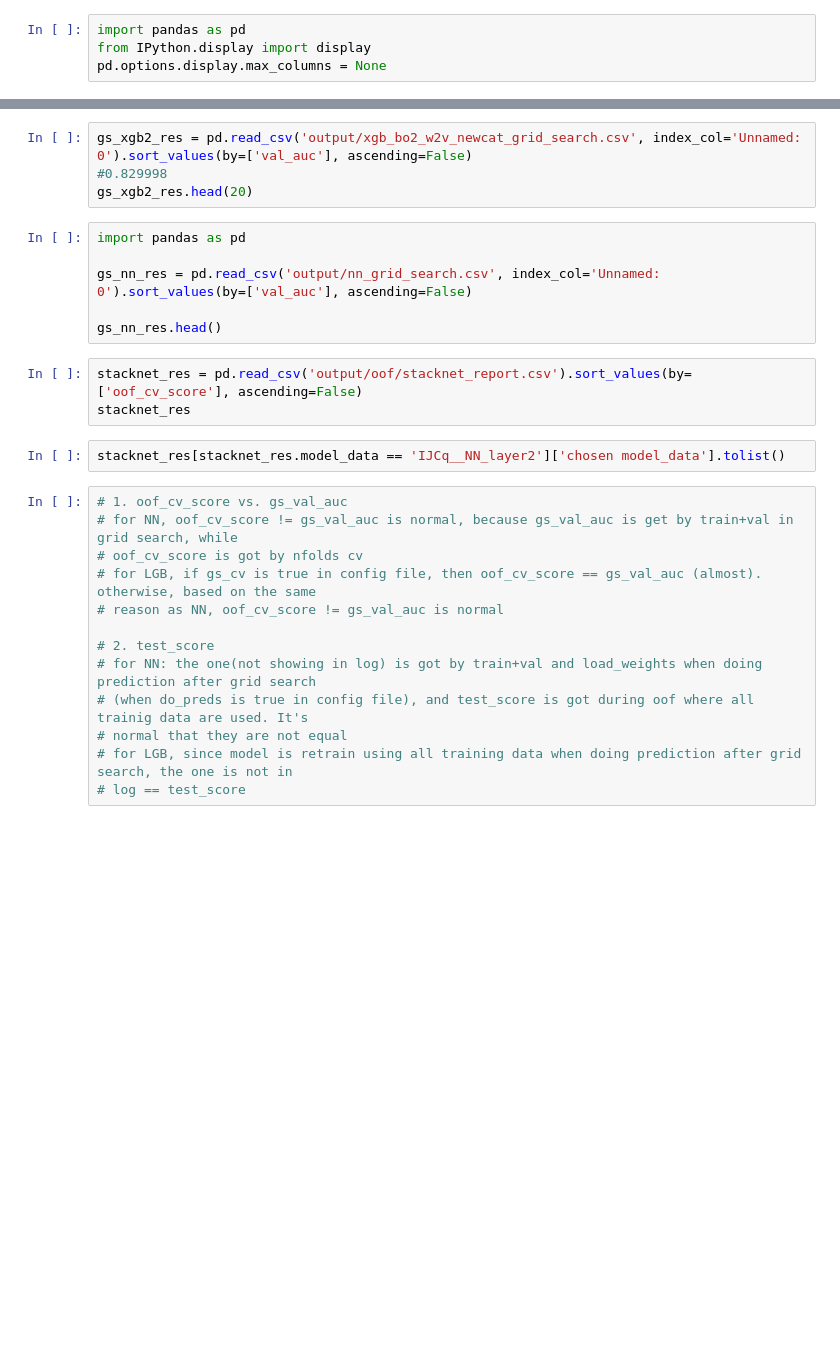
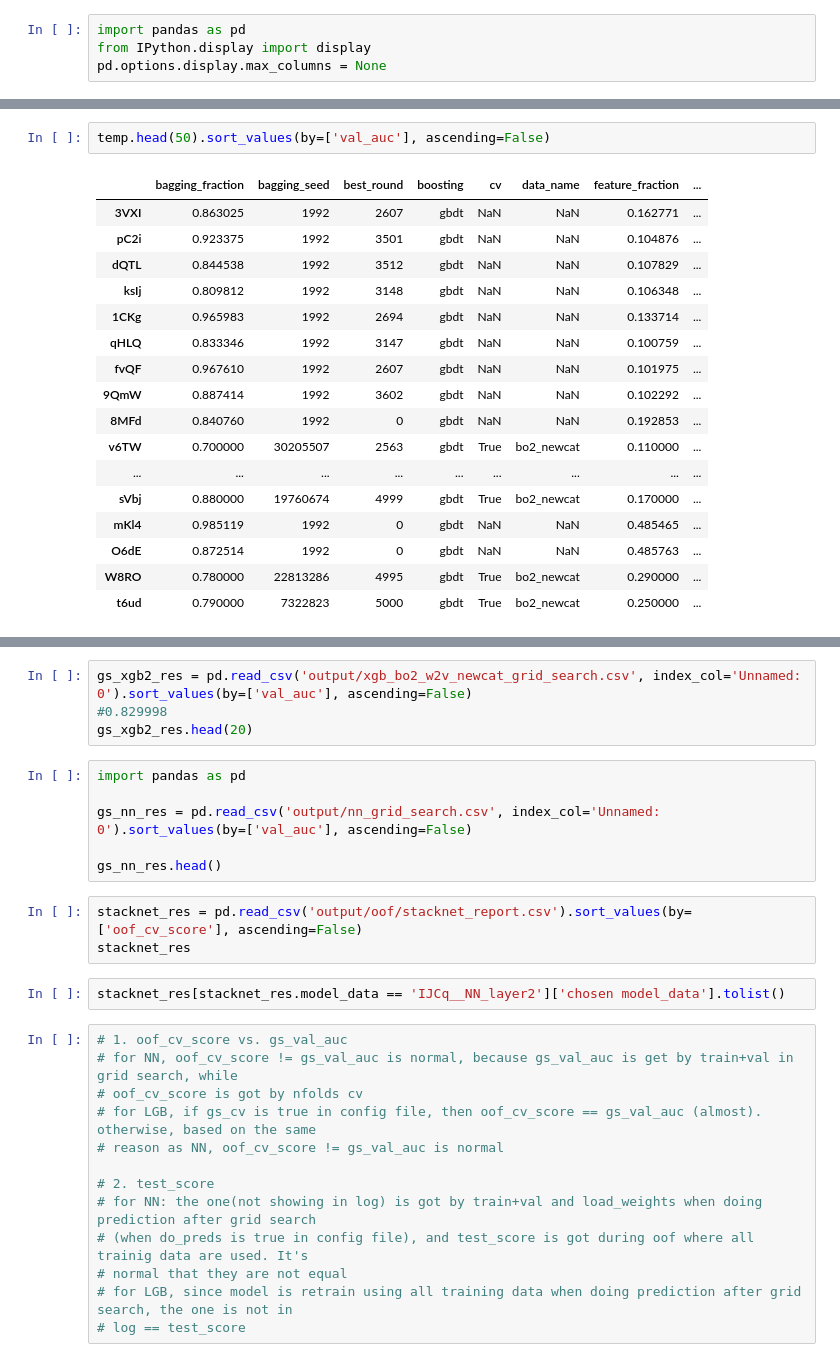
Before and after one commit to wluo-personal/AlphaBoosting, a Jupyter notebook: automl/automl_app/project_home_credit/show_gs_result.ipynb, the cells around one changed output, grey strips where cells are left out. Saved outputs shown, nothing was run; the diff lists cells and outputs as text; blank space fills up the shorter version.

```diff
--- a/automl/automl_app/project_home_credit/show_gs_result.ipynb
+++ b/automl/automl_app/project_home_credit/show_gs_result.ipynb
@@ -15,3 +59,23 @@ gs_lgb_res.head(20)
+# %%
+temp.head(50).sort_values(by=['val_auc'], ascending=False)
+# %% [output]
+|  | bagging_fraction | bagging_seed | best_round | boosting | cv | data_name | feature_fraction | ... |
+| 3VXI | 0.863025 | 1992 | 2607 | gbdt | NaN | NaN | 0.162771 | ... |
+| pC2i | 0.923375 | 1992 | 3501 | gbdt | NaN | NaN | 0.104876 | ... |
+| dQTL | 0.844538 | 1992 | 3512 | gbdt | NaN | NaN | 0.107829 | ... |
+| ksIj | 0.809812 | 1992 | 3148 | gbdt | NaN | NaN | 0.106348 | ... |
+| 1CKg | 0.965983 | 1992 | 2694 | gbdt | NaN | NaN | 0.133714 | ... |
+| qHLQ | 0.833346 | 1992 | 3147 | gbdt | NaN | NaN | 0.100759 | ... |
+| fvQF | 0.967610 | 1992 | 2607 | gbdt | NaN | NaN | 0.101975 | ... |
+| 9QmW | 0.887414 | 1992 | 3602 | gbdt | NaN | NaN | 0.102292 | ... |
+| 8MFd | 0.840760 | 1992 | 0 | gbdt | NaN | NaN | 0.192853 | ... |
+| v6TW | 0.700000 | 30205507 | 2563 | gbdt | True | bo2_newcat | 0.110000 | ... |
+| ... | ... | ... | ... | ... | ... | ... | ... | ... |
+| sVbj | 0.880000 | 19760674 | 4999 | gbdt | True | bo2_newcat | 0.170000 | ... |
+| mKl4 | 0.985119 | 1992 | 0 | gbdt | NaN | NaN | 0.485465 | ... |
+| O6dE | 0.872514 | 1992 | 0 | gbdt | NaN | NaN | 0.485763 | ... |
+| W8RO | 0.780000 | 22813286 | 4995 | gbdt | True | bo2_newcat | 0.290000 | ... |
+| t6ud | 0.790000 | 7322823 | 5000 | gbdt | True | bo2_newcat | 0.250000 | ... |
 # %%
 gs_catb1_res = pd.read_csv('output/catb_bo2_newcat_grid_search.csv', index_col='Unnamed: 0').sort_values(by=['val_AUC'], ascending=False)
 #0.829998
```
Also changed, not shown: parts of 8 cells of this notebook, 14 other files.
